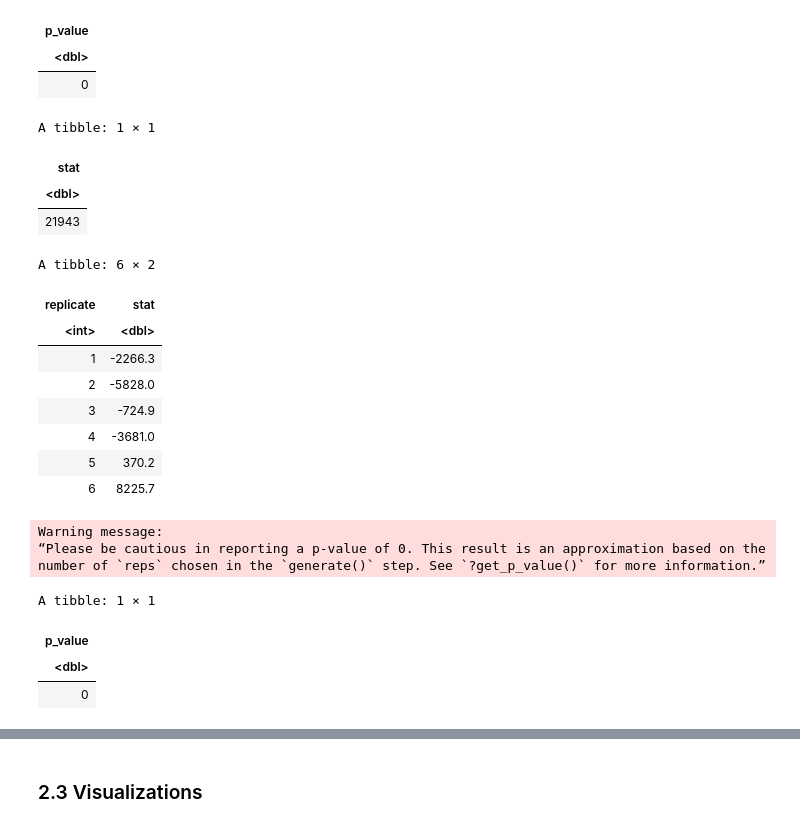
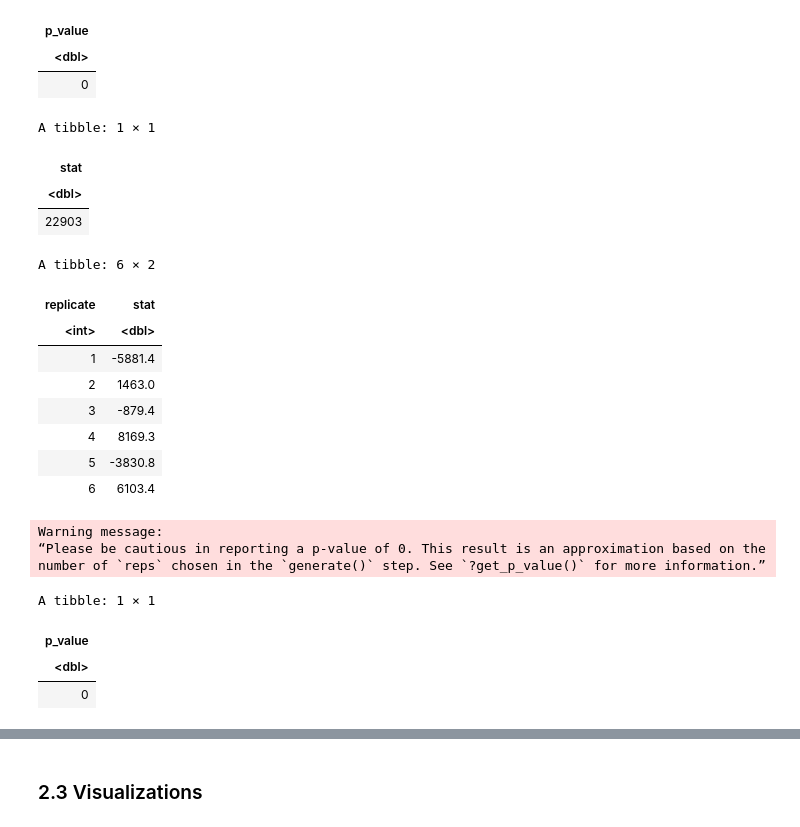
Before and after one commit to ludioludius/STAT201-Project, a Jupyter notebook: Final_Report_Draft.ipynb, the cells around one changed output, grey strips where cells are left out. Cells and saved outputs as stored; diff of their text form; code cells hidden in the pictures.

```diff
--- a/Final_Report_Draft.ipynb
+++ b/Final_Report_Draft.ipynb
@@ -392,8 +392,14 @@ A tibble: 1 × 1
 | 0 |
 # %%
 # # take out outlier?
+
 remote_binary_outlier_remove <- remote_binary %>%
-    filter(salary_in_usd <= 200000)
+    filter(salary_in_usd <= 300000)
+    # filter(salary_in_usd <= 150000)
+    # filter(experience_level == "EN")
+    # filter(experience_level == "EX")
+    # filter(experience_level == "MI")
+    # filter(experience_level == "SE")
 
 #calculate observed test statistic
 obs_diff_in_means_outlier_remove <- remote_binary_outlier_remove %>%
@@ -404,40 +410,40 @@ obs_diff_in_means_outlier_remove
 # build the null distribution
 null_dist_outlier_remove <- remote_binary_outlier_remove %>%
     specify(formula = salary_in_usd ~ fully_remote) %>%
     hypothesize(null = "independence") %>%
     generate(reps = 10000, type = "permute") %>%
     calculate(stat = "diff in means", order = c("TRUE", "FALSE"))
 head(null_dist_outlier_remove)
 
 # # visualization
 # options(repr.plot.width = 16, repr.plot.height = 6)
 # options("scipen"=10, "digits"=4)
 
 # diff_in_medians_plot <-
 #     visualize(null_dist, bins = 10) +
 #     shade_p_value(obs_stat = obs_diff_in_means, direction = "right") +
 #     xlab("Difference in mean") +
 #     theme(text = element_text(size = 20))
 # diff_in_medians_plot
 
 # get p value
 p_value_outlier_remove <- null_dist_outlier_remove %>%
     get_p_value(obs_stat = obs_diff_in_means_outlier_remove, direction = "right")
 p_value_outlier_remove
 # %% [output]
 A tibble: 1 × 1
 | stat |
 | <dbl> |
-| 21943 |
+| 22903 |
 A tibble: 6 × 2
 | replicate | stat |
 | <int> | <dbl> |
-| 1 | -2266.3 |
-| 2 | -5828.0 |
-| 3 | -724.9 |
-| 4 | -3681.0 |
-| 5 | 370.2 |
-| 6 | 8225.7 |
+| 1 | -5881.4 |
+| 2 | 1463.0 |
+| 3 | -879.4 |
+| 4 | 8169.3 |
+| 5 | -3830.8 |
+| 6 | 6103.4 |
 Warning message:
 “Please be cautious in reporting a p-value of 0. This result is an approximation based on the number of `reps` chosen in the `generate()` step. See `?get_p_value()` for more information.”
 A tibble: 1 × 1
```
Also changed, not shown: parts of 6 cells of this notebook.
